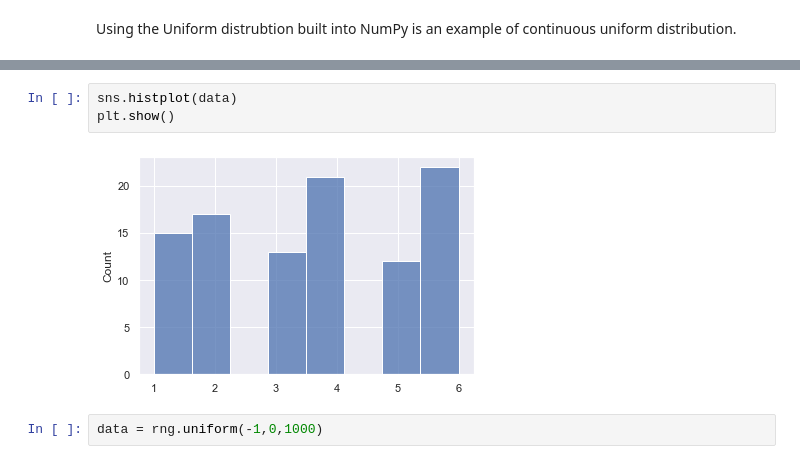
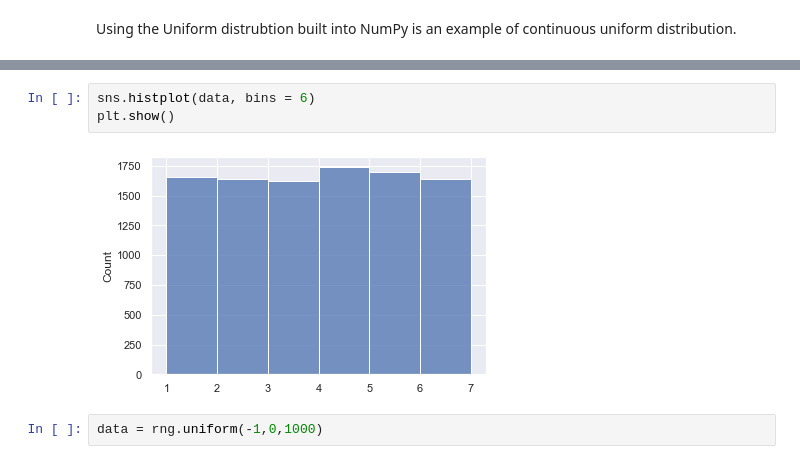
Before and after one commit to ShanePAustin/numpy-random, a Jupyter notebook: numpy-random.ipynb, the cells around one changed output, grey strips where cells are left out. Drawn from its saved outputs; the diff is of its cells as text.

```diff
--- a/numpy-random.ipynb
+++ b/numpy-random.ipynb
@@ -559,8 +559,8 @@ array([6.86056851, 6.1212843 , 5.32539553, ..., 5.69546047, 1.37273479,
 # %%
-sns.histplot(data)
+sns.histplot(data, bins = 6)
 plt.show()
 # %% [output]
-[figure, old version]
+[figure, new version]
 # %%
 data = rng.uniform(-1,0,1000)
 # %%
```
Also changed, not shown: parts of 49 cells of this notebook.
